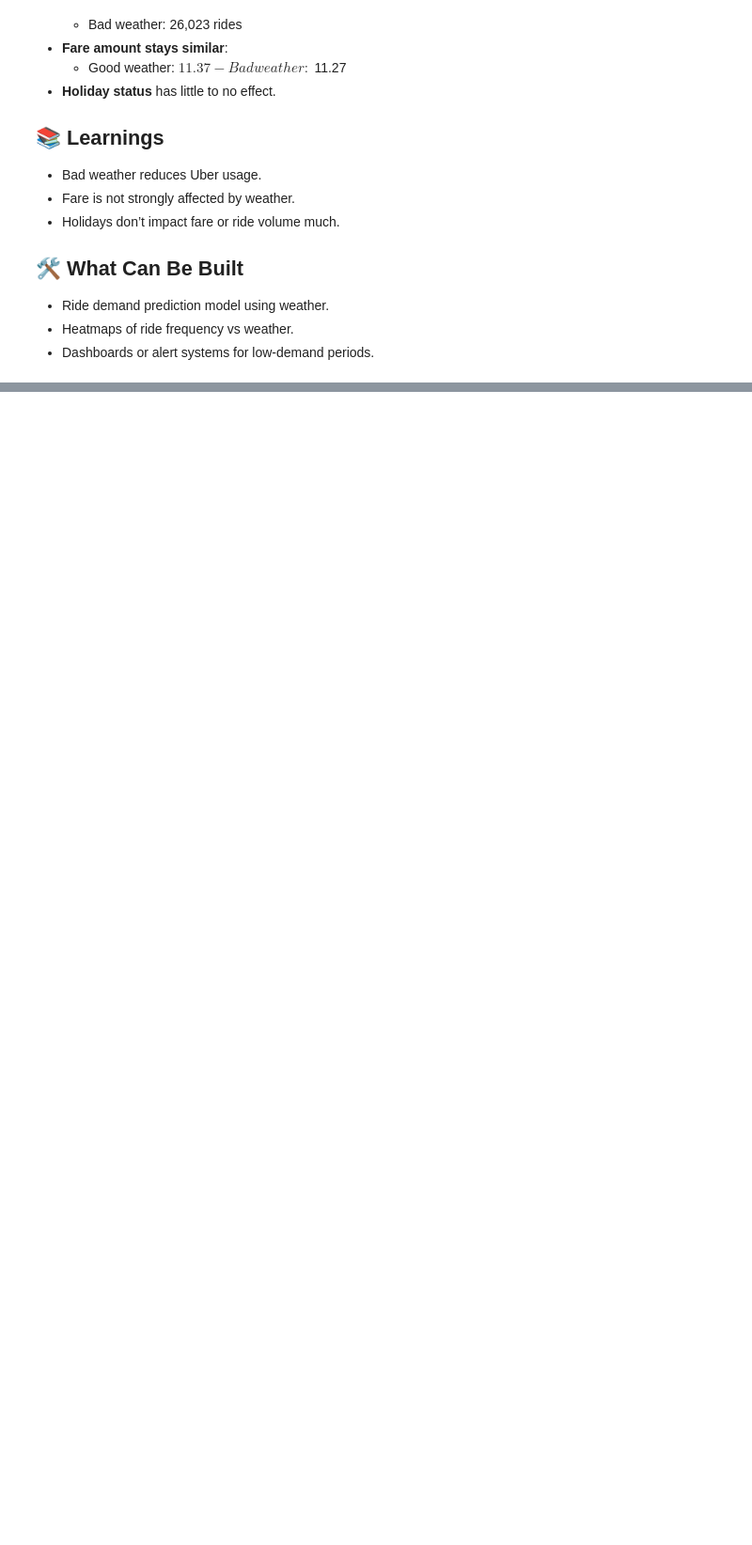
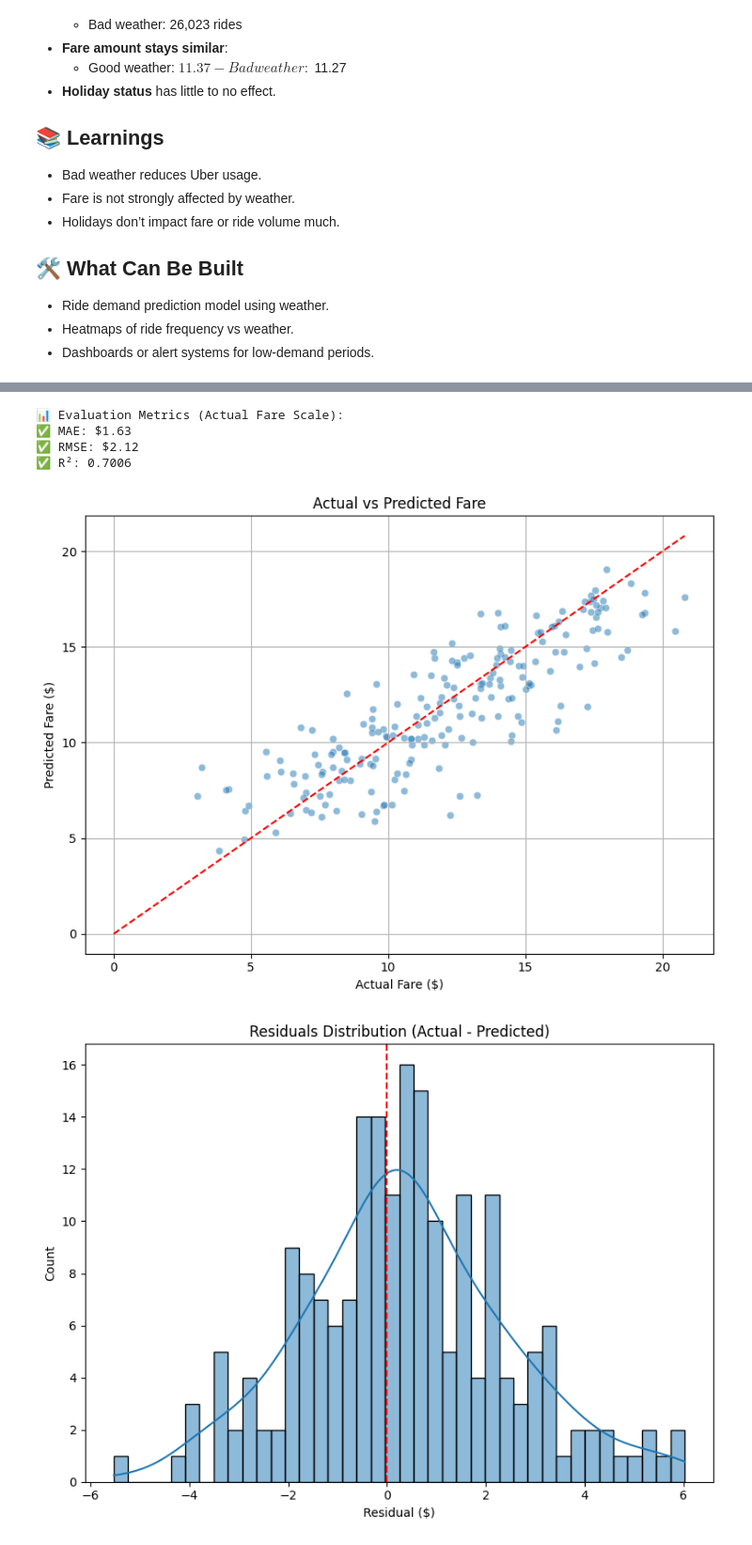
Before and after one commit to yeasirmahmud01/uber_fare, a Jupyter notebook: uber_fare.ipynb, the cells around one changed output, grey strips where cells are left out. Shown at 94% size. Saved outputs shown, nothing was run; the diff lists cells and outputs as text; code cells hidden in the pictures; blank space fills up the shorter version.

```diff
--- a/uber_fare.ipynb
+++ b/uber_fare.ipynb
@@ -954,0 +1230,76 @@ Index(['Unnamed: 0', 'key', 'fare_amount', 'pickup_datetime',
+# %%
+import numpy as np
+import pandas as pd
+import matplotlib.pyplot as plt
+import seaborn as sns
+from sklearn.ensemble import GradientBoostingRegressor
+from sklearn.metrics import mean_absolute_error, mean_squared_error, r2_score
+from sklearn.model_selection import train_test_split
+
+# Step 1: Simulate training data
+np.random.seed(42)
+n_samples = 1000
+X = pd.DataFrame({
+    'trip_distance_km': np.random.uniform(1, 10, n_samples),
+    'hour_of_day': np.random.randint(0, 24, n_samples),
+    'month': np.random.randint(1, 13, n_samples),
+    'weekday': np.random.randint(0, 7, n_samples),
+    'temperature_2m (°C)': np.random.uniform(-5, 35, n_samples),
+    'rain (mm)': np.random.uniform(0, 10, n_samples)
+})
+fare = 3 + 1.2 * X['trip_distance_km'] + 0.5 * X['rain (mm)'] + np.random.normal(0, 2, n_samples)
+y = np.log1p(fare)
+
+# Step 2: Train/test split
+X_train, X_test, y_train, y_test = train_test_split(X, y, test_size=0.2, random_state=42)
+
+# Step 3: Train a sample model
+model = GradientBoostingRegressor()
+model.fit(X_train, y_train)
+
+# Step 4: Evaluation function
+def evaluate_fare_model(model, X_test, y_test):
+    y_pred_log = model.predict(X_test)
+
+    y_test_actual = np.expm1(y_test)
+    y_pred_actual = np.expm1(y_pred_log)
+
+    mae = mean_absolute_error(y_test_actual, y_pred_actual)
+    rmse = np.sqrt(mean_squared_error(y_test_actual, y_pred_actual))
+    r2 = r2_score(y_test_actual, y_pred_actual)
+
+    print("📊 Evaluation Metrics (Actual Fare Scale):")
+    print(f"✅ MAE: ${mae:.2f}")
+    print(f"✅ RMSE: ${rmse:.2f}")
+    print(f"✅ R²: {r2:.4f}")
+
+    # Plot: Actual vs Predicted
+    plt.figure(figsize=(8, 6))
+    sns.scatterplot(x=y_test_actual, y=y_pred_actual, alpha=0.5)
+    plt.plot([0, max(y_test_actual)], [0, max(y_test_actual)], color='red', linestyle='--')
+    plt.xlabel("Actual Fare ($)")
+    plt.ylabel("Predicted Fare ($)")
+    plt.title("Actual vs Predicted Fare")
+    plt.grid(True)
+    plt.tight_layout()
+    plt.show()
+
+    # Plot: Residuals
+    residuals = y_test_actual - y_pred_actual
+    plt.figure(figsize=(8, 6))
+    sns.histplot(residuals, bins=40, kde=True)
+    plt.axvline(0, color='red', linestyle='--')
+    plt.title("Residuals Distribution (Actual - Predicted)")
+    plt.xlabel("Residual ($)")
+    plt.tight_layout()
+    plt.show()
+
+# Step 5: Run it
+evaluate_fare_model(model, X_test, y_test)
+# %% [output]
+📊 Evaluation Metrics (Actual Fare Scale):
+✅ MAE: $1.63
+✅ RMSE: $2.12
+✅ R²: 0.7006
+[figure, added]
+[figure, added]
```
Also changed, not shown: parts of 17 cells of this notebook.
